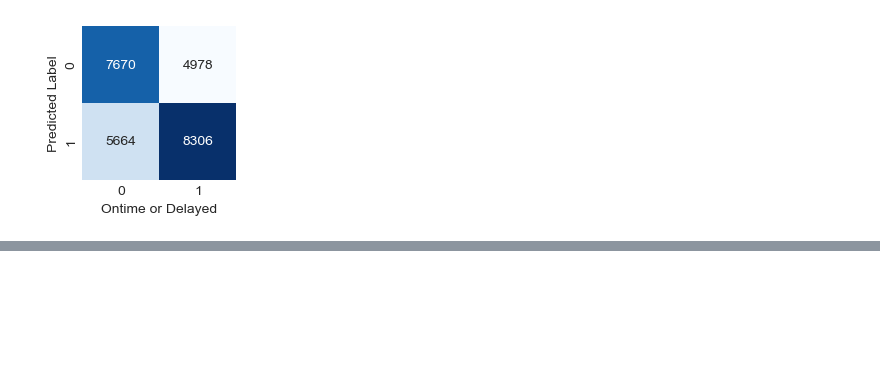
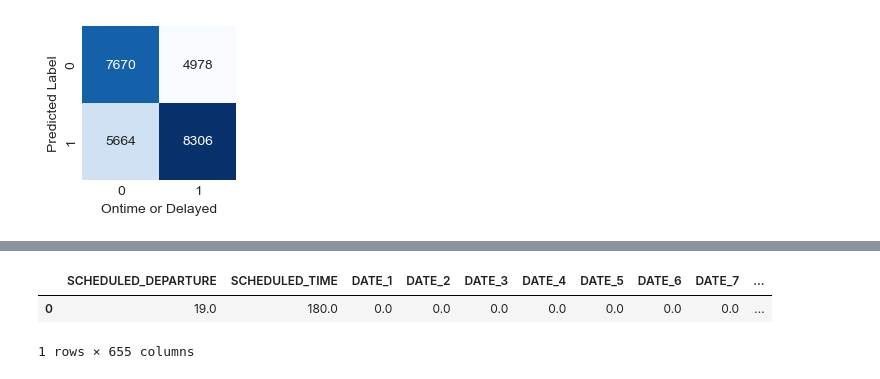
Before and after one commit to INFO6105-Data-Science/Predict-Flight-Delay, a Jupyter notebook: FlightDataAnalysis.ipynb, the cells around one changed output, grey strips where cells are left out. Cells and saved outputs as stored; diff of their text form; code cells hidden in the pictures; blank space fills up the shorter version.

```diff
--- a/FlightDataAnalysis.ipynb
+++ b/FlightDataAnalysis.ipynb
@@ -599,12 +611,17 @@ plt.ylabel('True Positive Rate');
 # %%
 pred1 = pd.DataFrame(columns=df_clean.columns)
 pred1 = pred1.drop(["DEPARTURE_DELAY"], axis = 1)
 pred1 = pred1.append({"DATE_27":1,
               "AIRLINE_NK":1,
               "ORIGIN_AIRPORT_BOS":1,
               "DESTINATION_AIRPORT_MCO":1,
               "SCHEDULED_DEPARTURE":19,
               "SCHEDULED_TIME":180},ignore_index=True)
 pred1 = pred1.fillna(0)
+pred1
+# %% [output]
+|  | SCHEDULED_DEPARTURE | SCHEDULED_TIME | DATE_1 | DATE_2 | DATE_3 | DATE_4 | DATE_5 | DATE_6 | DATE_7 | ... |
+| 0 | 19.0 | 180.0 | 0.0 | 0.0 | 0.0 | 0.0 | 0.0 | 0.0 | 0.0 | ... |
+1 rows × 655 columns
 # %%
 model5.predict_proba(pred1)[0][0] ## the on-time probablity of Spirit from BOS to MCO on 11.27 19:00
```
Also changed, not shown: parts of 11 cells of this notebook.
